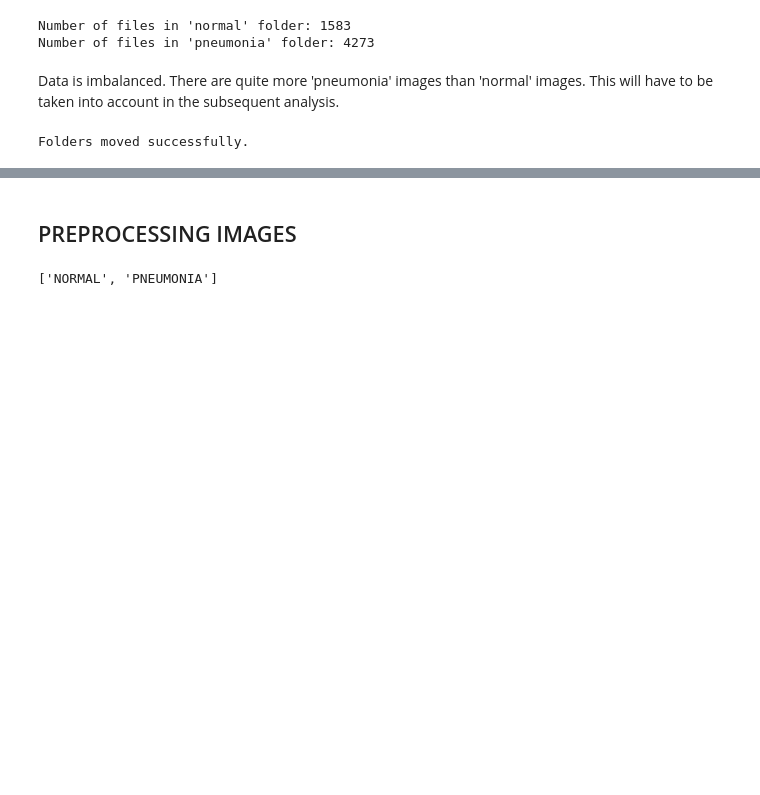
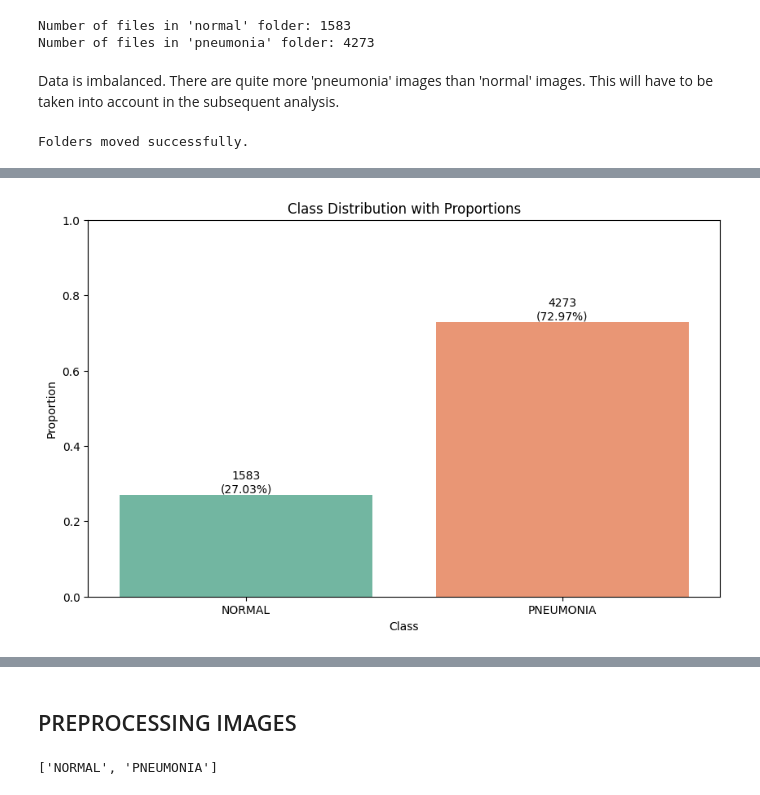
Before and after one commit to mafaves/AI-projects, a Jupyter notebook: image_dataset/Chest_X-Ray_Images_Pneumonia/chest_x_ray_pneumonia.ipynb, the cells around one changed output, grey strips where cells are left out. Drawn from its saved outputs; the diff is of its cells as text; code cells hidden in the pictures; blank space fills up the shorter version.

```diff
--- a/image_dataset/Chest_X-Ray_Images_Pneumonia/chest_x_ray_pneumonia.ipynb
+++ b/image_dataset/Chest_X-Ray_Images_Pneumonia/chest_x_ray_pneumonia.ipynb
@@ -148,0 +237,5 @@ Folders moved successfully.
+# %%
+# Plot count plot of class distribution
+plot_class_distribution(normal_folder, pneumonia_folder)
+# %% [output]
+[figure, added]
```
Also changed, not shown: parts of 12 cells of this notebook.
